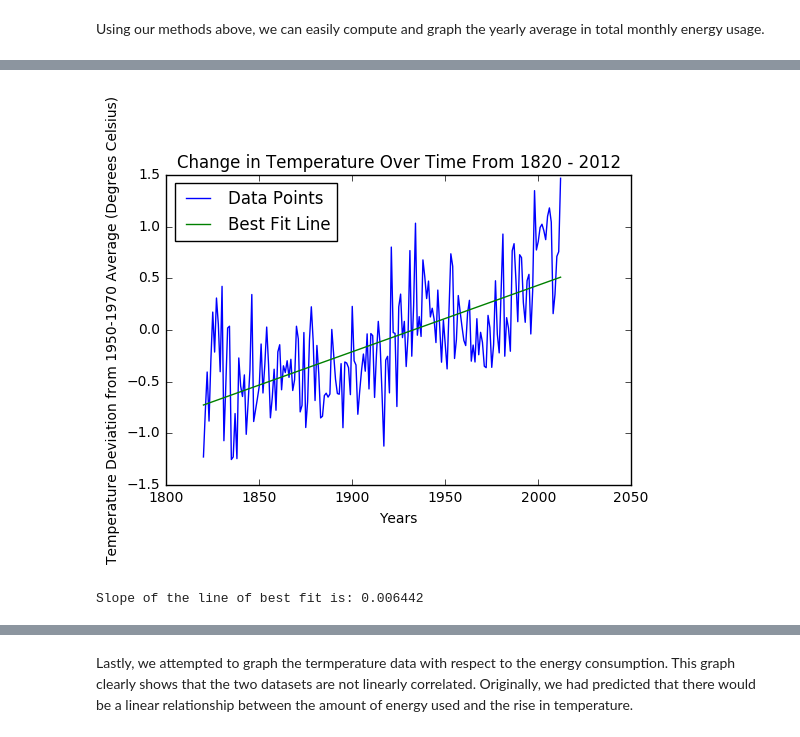
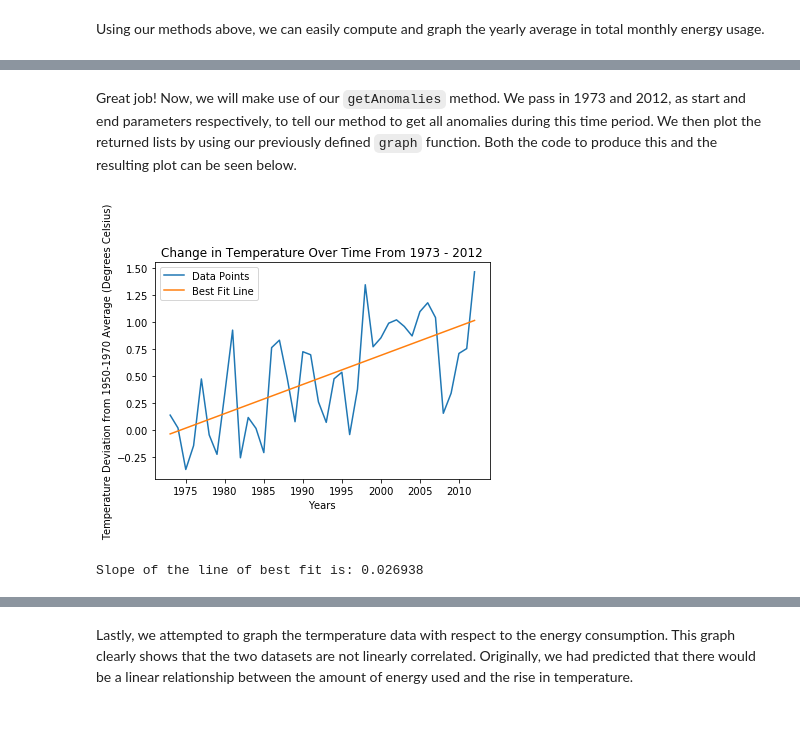
Before and after one commit to kylesaggar97/kylesaggar97.github.io, a Jupyter notebook: DataScience_Tutorial/DataScience_Tutorial.ipynb, the cells around one changed output, grey strips where cells are left out. Cells and saved outputs as stored; diff of their text form; code cells hidden in the pictures.

```diff
--- a/DataScience_Tutorial/DataScience_Tutorial.ipynb
+++ b/DataScience_Tutorial/DataScience_Tutorial.ipynb
@@ -247,11 +255,13 @@ def getAnomalies(start, end):
         d = str(y) + '-06'
         anomalies[y - start] = climate_data[d]['Annual Anomaly']
     return anomalies, years
+# %% [markdown]
+<p>Great job!  Now, we will make use of our <code>getAnomalies</code> method.  We pass in 1973 and 2012, as start and end parameters respectively, to tell our method to get all anomalies during this time period.  We then plot the returned lists by using our previously defined <code>graph</code> function.  Both the code to produce this and the resulting plot can be seen below.</p>
 # %%
-anomalies, years = getAnomalies(1820, 2012)
+anomalies, years = getAnomalies(1973, 2012)
 
-graph(years, anomalies, "Change in Temperature Over Time From 1820 - 2012", "Years",
+graph(years, anomalies, "Change in Temperature Over Time From 1973 - 2012", "Years",
       "Temperature Deviation from 1950-1970 Average (Degrees Celsius)")
 # %% [output]
-[figure, old version]
+[figure, new version]
-Slope of the line of best fit is: 0.006442
+Slope of the line of best fit is: 0.026938
```
Also changed, not shown: parts of 14 cells of this notebook.
